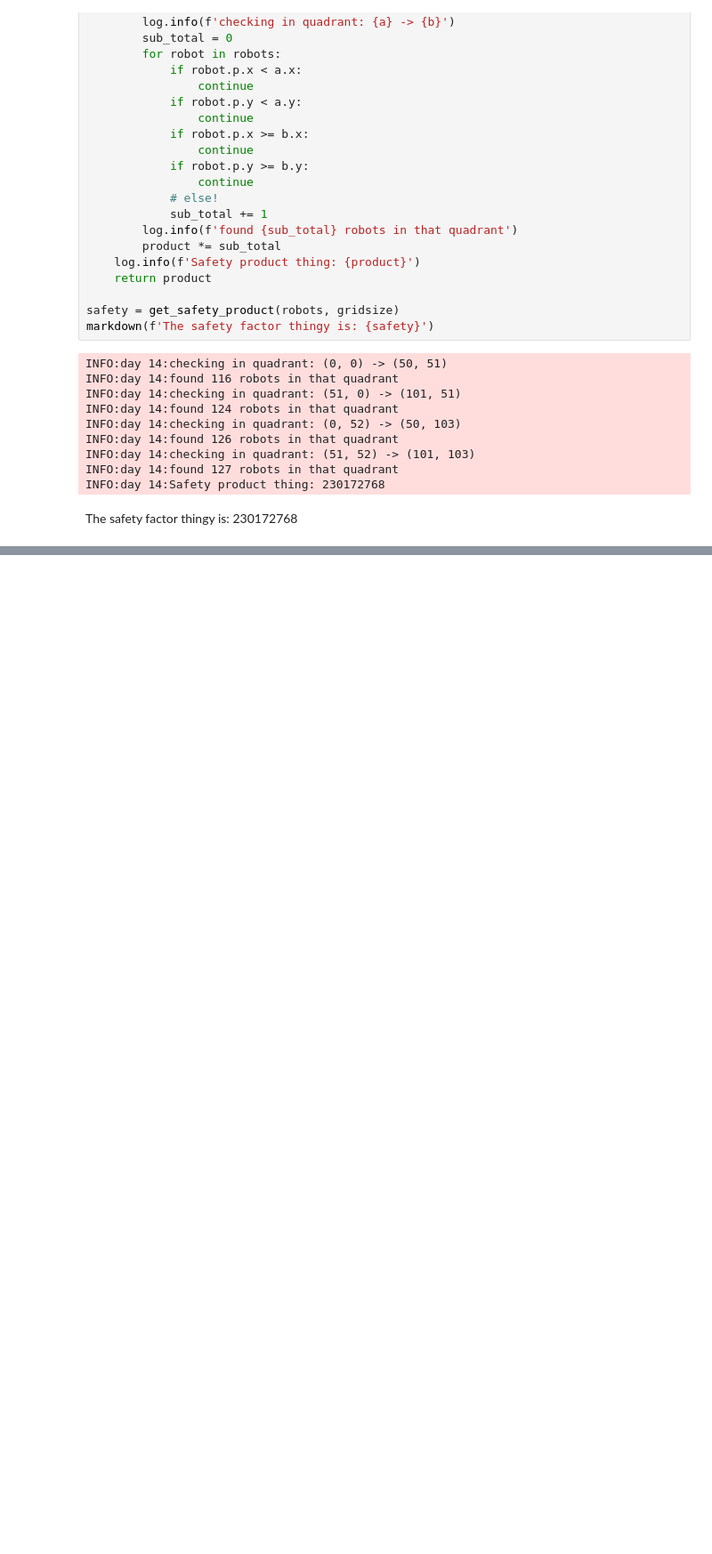
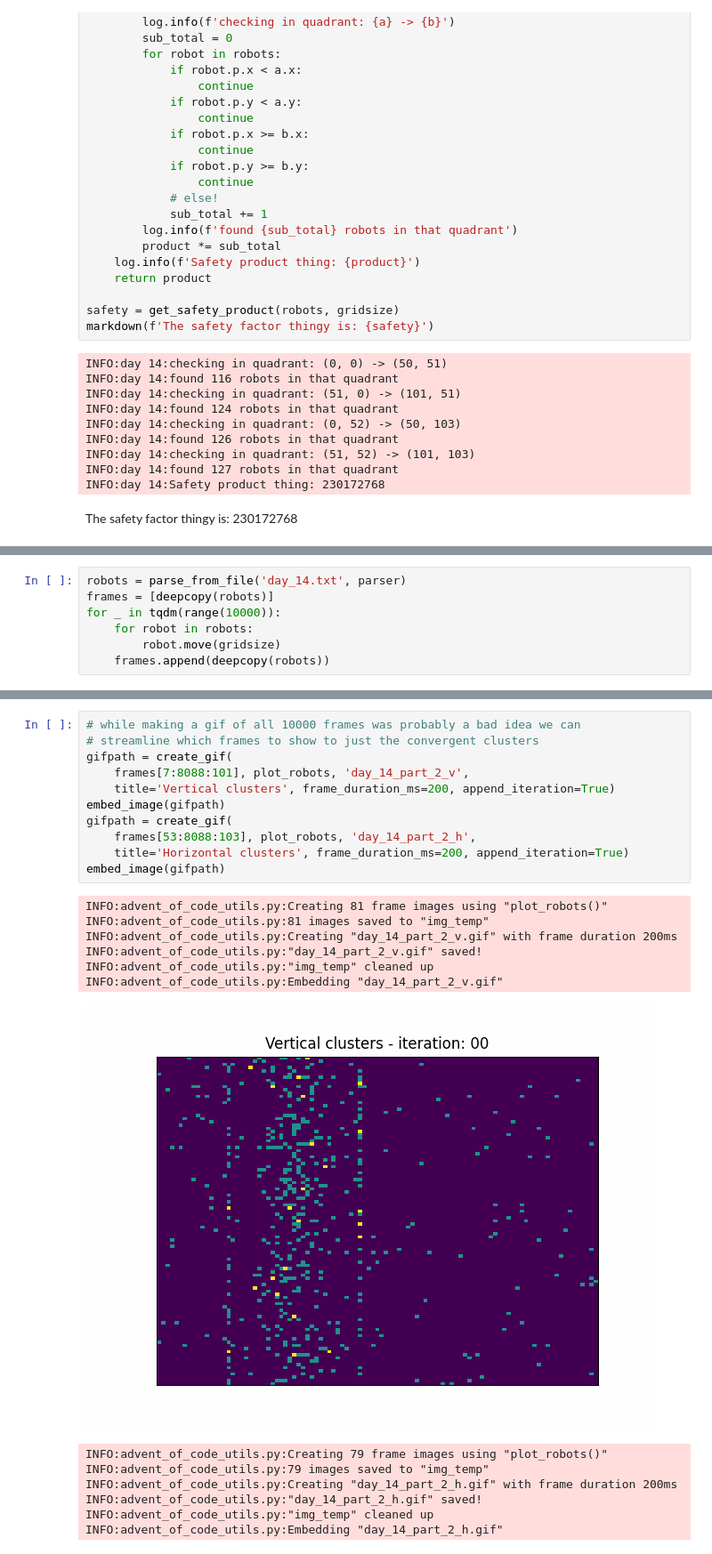
Before and after one commit to nouseforkeys/advent-of-code-24, a Jupyter notebook: day_14.ipynb, the cells around one changed output, grey strips where cells are left out. Shown at 89% size. Drawn from its saved outputs; the diff is of its cells as text; blank space fills up the shorter version.

Commit message:
solved day 14 part 2!

```diff
--- a/day_14.ipynb
+++ b/day_14.ipynb
@@ -137,0 +143,7 @@ The safety factor thingy is: 230172768
+# %%
+robots = parse_from_file('day_14.txt', parser)
+frames = [deepcopy(robots)]
+for _ in tqdm(range(10000)):
+    for robot in robots:
+        robot.move(gridsize)
+    frames.append(deepcopy(robots))
@@ -137,0 +174,25 @@ The safety factor thingy is: 230172768
+# %%
+# while making a gif of all 10000 frames was probably a bad idea we can
+# streamline which frames to show to just the convergent clusters
+gifpath = create_gif(
+    frames[7:8088:101], plot_robots, 'day_14_part_2_v',
+    title='Vertical clusters', frame_duration_ms=200, append_iteration=True)
+embed_image(gifpath)
+gifpath = create_gif(
+    frames[53:8088:103], plot_robots, 'day_14_part_2_h',
+    title='Horizontal clusters', frame_duration_ms=200, append_iteration=True)
+embed_image(gifpath)
+# %% [output]
+INFO:advent_of_code_utils.py:Creating 81 frame images using "plot_robots()"
+INFO:advent_of_code_utils.py:81 images saved to "img_temp"
+INFO:advent_of_code_utils.py:Creating "day_14_part_2_v.gif" with frame duration 200ms
+INFO:advent_of_code_utils.py:"day_14_part_2_v.gif" saved!
+INFO:advent_of_code_utils.py:"img_temp" cleaned up
+INFO:advent_of_code_utils.py:Embedding "day_14_part_2_v.gif"
+[figure, added]
+INFO:advent_of_code_utils.py:Creating 79 frame images using "plot_robots()"
+INFO:advent_of_code_utils.py:79 images saved to "img_temp"
+INFO:advent_of_code_utils.py:Creating "day_14_part_2_h.gif" with frame duration 200ms
+INFO:advent_of_code_utils.py:"day_14_part_2_h.gif" saved!
+INFO:advent_of_code_utils.py:"img_temp" cleaned up
+INFO:advent_of_code_utils.py:Embedding "day_14_part_2_h.gif"
```
Also changed, not shown: parts of 5 cells of this notebook.
